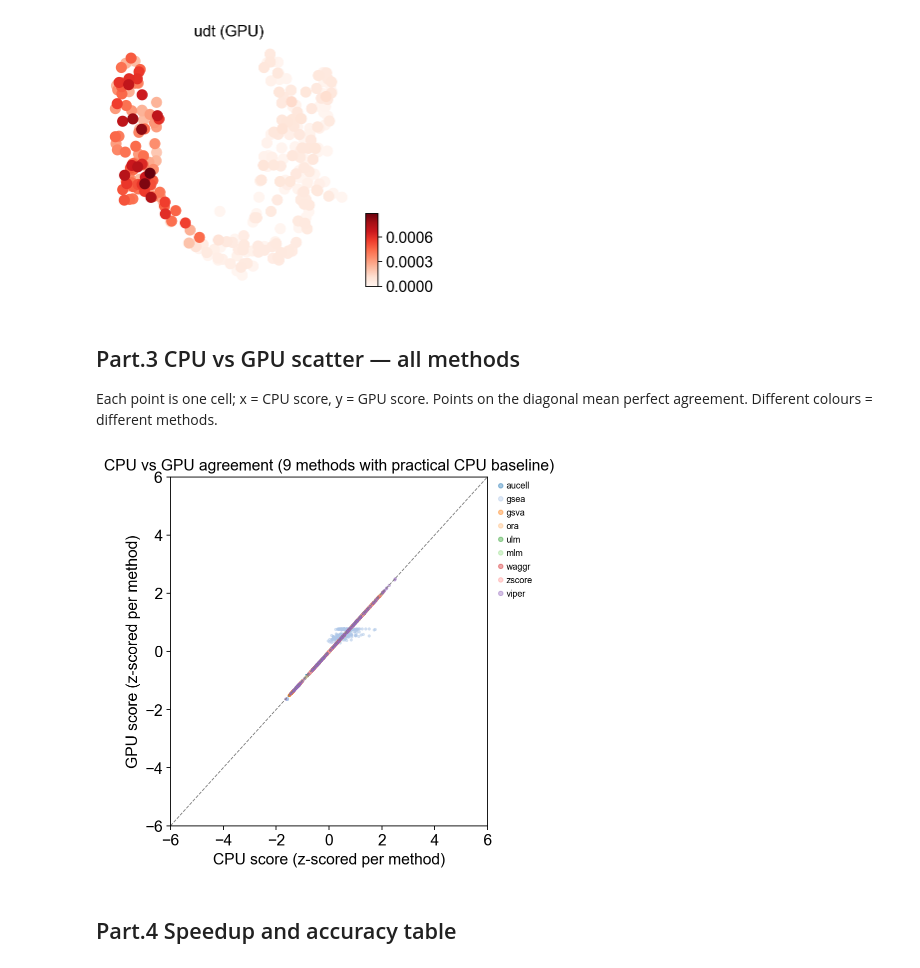
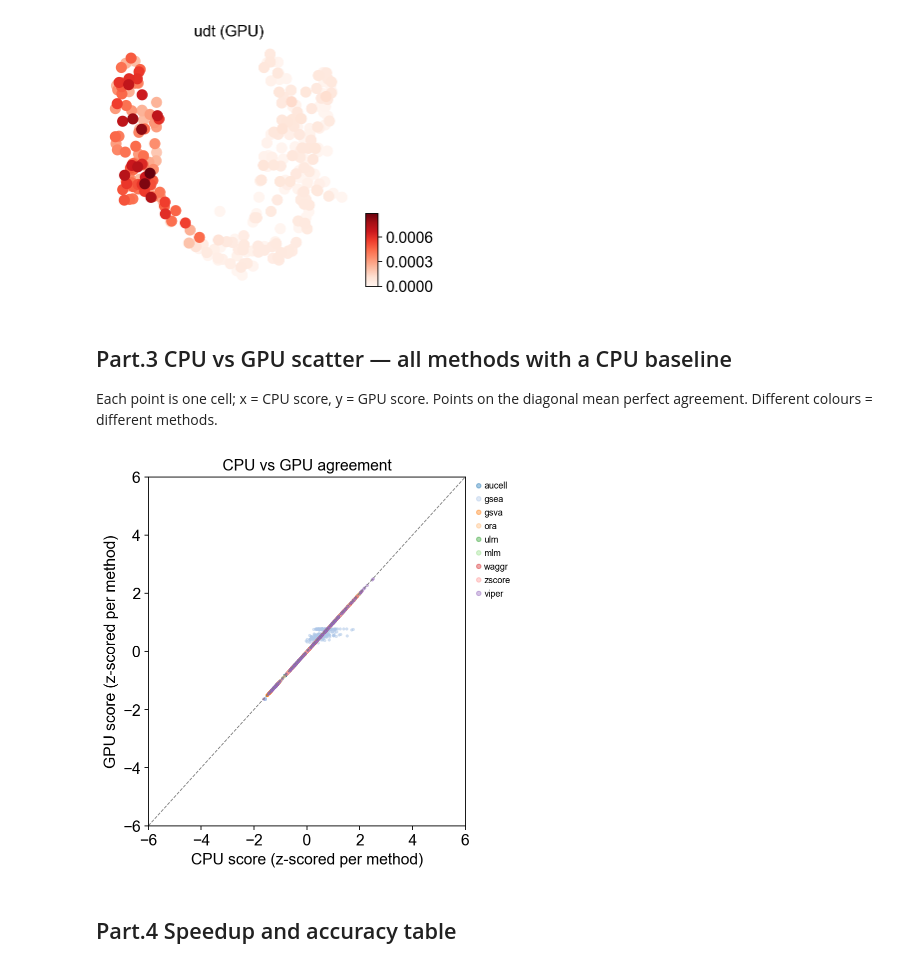
Before and after one commit to DBinary/omicverse-tutorials, a Jupyter notebook: docs/Tutorials-single/enrichment/t_es_compare.ipynb, the cells around one changed output. Cells and saved outputs as stored; diff of their text form; code cells hidden in the pictures.

```diff
--- a/docs/Tutorials-single/enrichment/t_es_compare.ipynb
+++ b/docs/Tutorials-single/enrichment/t_es_compare.ipynb
@@ -464,0 +519,6 @@ run('mdt')
+# %%
+t = time.time()
+ov.es.mdt(adata, signatures=signatures, tmin=3, engine='gpu')
+timings[('mdt', 'gpu')] = time.time() - t
+scores_gpu['mdt'] = adata.obsm['score_mdt'][geneset_name].astype(float).values
+adata.obs['mdt (GPU)'] = scores_gpu['mdt']
@@ -492,0 +549,6 @@ run('udt')
+# %%
+t = time.time()
+ov.es.udt(adata, signatures=signatures, tmin=3, engine='gpu')
+timings[('udt', 'gpu')] = time.time() - t
+scores_gpu['udt'] = adata.obsm['score_udt'][geneset_name].astype(float).values
+adata.obs['udt (GPU)'] = scores_gpu['udt']
@@ -497,34 +569,32 @@ X_umap converted to UMAP to visualize and saved to adata.obsm['UMAP']
 if you want to use X_umap, please set convert=False
 [figure]
 # %% [markdown]
-## Part.3 CPU vs GPU scatter — all methods
+## Part.3 CPU vs GPU scatter — all methods with a CPU baseline
 
 Each point is one cell; x = CPU score, y = GPU score. Points on the diagonal mean perfect agreement. Different colours = different methods.
 # %%
-import numpy as np
-import pandas as pd
 import matplotlib.pyplot as plt
 
-methods = [m for m in scores_gpu if m in scores_cpu]
-cmap = plt.get_cmap('tab20')
+_methods = [m for m in scores_gpu if m in scores_cpu]
+_cmap = plt.get_cmap('tab20')
 fig, ax = plt.subplots(figsize=(5.5, 5.5))
-for i, m in enumerate(methods):
-    x = scores_cpu[m]; y = scores_gpu[m]
-    # z-score per method so methods on different scales share an axis
-    xz = (x - x.mean()) / (x.std() + 1e-12)
-    yz = (y - y.mean()) / (y.std() + 1e-12)
-    ax.scatter(xz, yz, s=4, alpha=0.4, label=m, color=cmap(i % cmap.N))
-lim = 6.0
-ax.plot([-lim, lim], [-lim, lim], '--', color='grey', lw=0.8)
-ax.set_xlim(-lim, lim); ax.set_ylim(-lim, lim)
+for _i, _m in enumerate(_methods):
+    _x = scores_cpu[_m]
+    _y = scores_gpu[_m]
+    _xz = (_x - _x.mean()) / (_x.std() + 1e-12)
+    _yz = (_y - _y.mean()) / (_y.std() + 1e-12)
+    ax.scatter(_xz, _yz, s=4, alpha=0.4, label=_m, color=_cmap(_i % _cmap.N))
+ax.plot([-6, 6], [-6, 6], '--', color='grey', lw=0.8)
+ax.set_xlim(-6, 6)
+ax.set_ylim(-6, 6)
 ax.set_xlabel('CPU score (z-scored per method)')
 ax.set_ylabel('GPU score (z-scored per method)')
-ax.set_title('CPU vs GPU agreement (9 methods with practical CPU baseline)')
+ax.set_title('CPU vs GPU agreement')
 ax.legend(loc='upper left', bbox_to_anchor=(1.02, 1), fontsize=8, markerscale=2)
 plt.tight_layout()
 plt.show()
 # %% [output]
-[figure, old version]
+[figure, new version]
 # %% [markdown]
 ## Part.4 Speedup and accuracy table
 # %%
```
Also changed, not shown: parts of 34 cells of this notebook.
